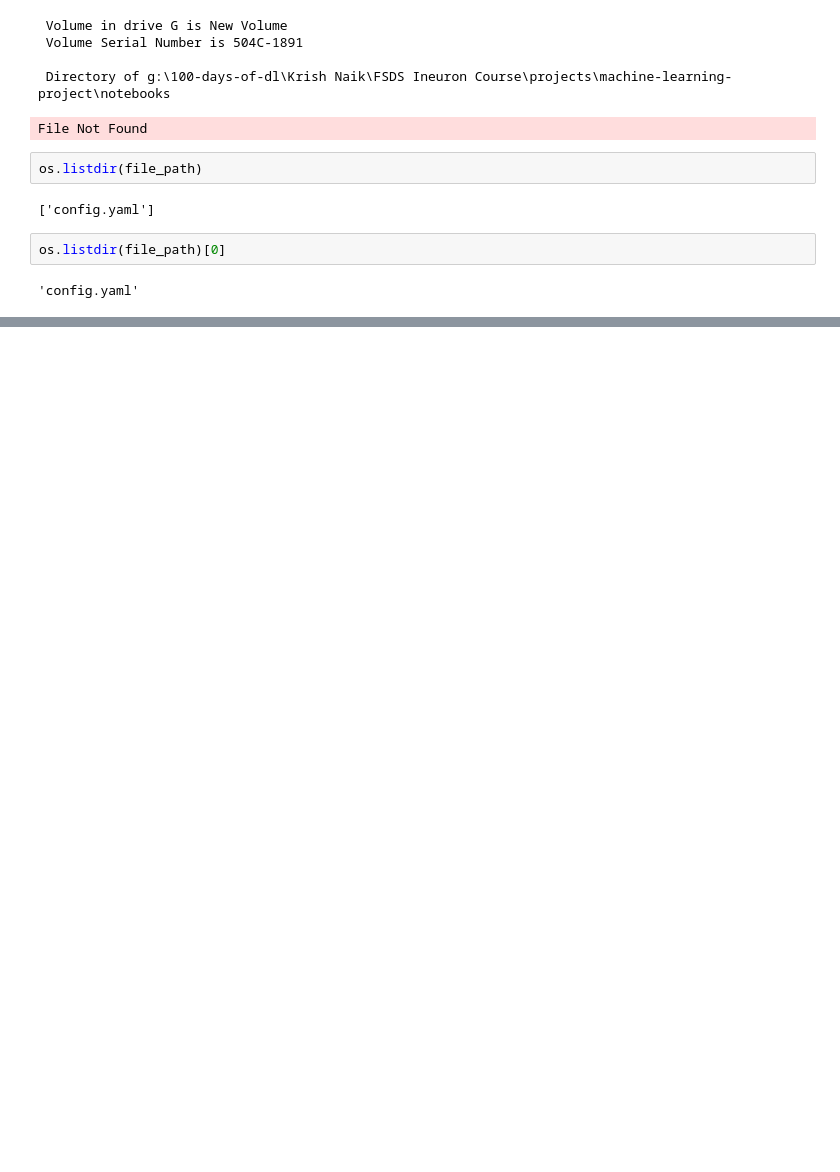
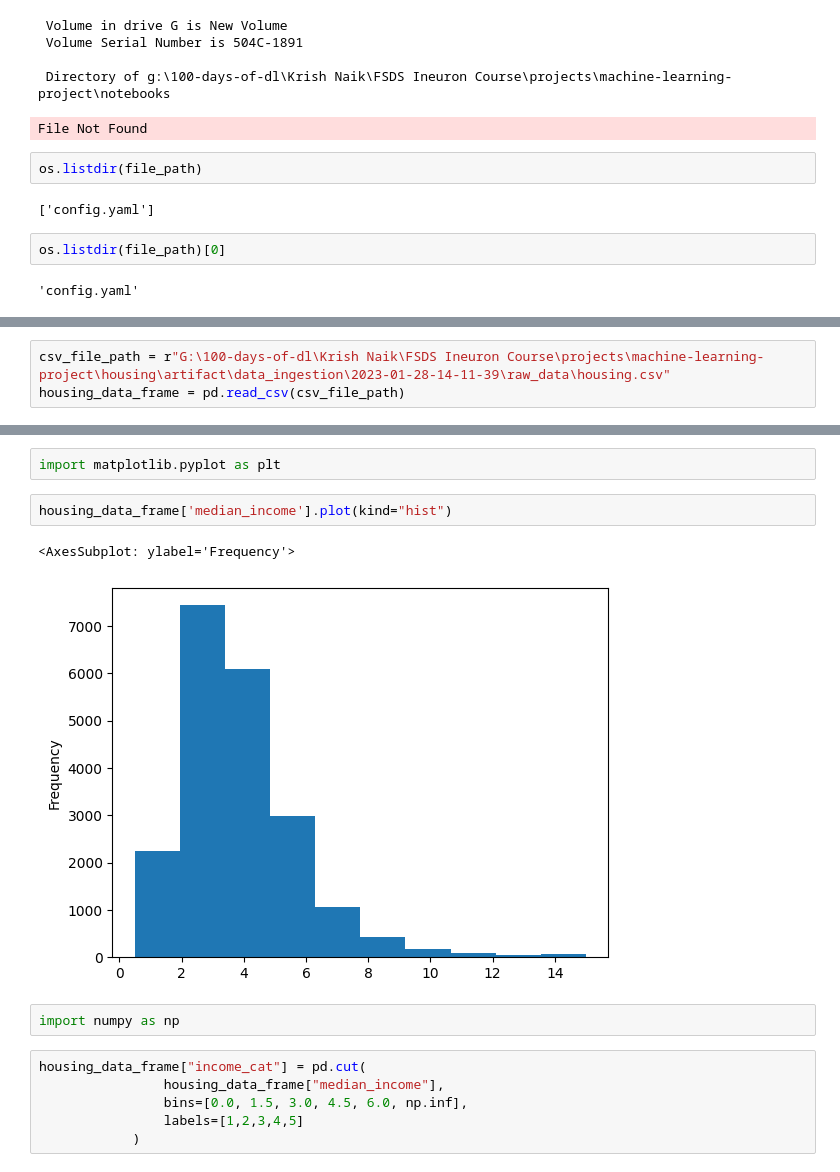
Before and after one commit to HARSHALKUMRE/machine-learning-project, a Jupyter notebook: notebooks/example2.ipynb, the cells around one changed output, grey strips where cells are left out. Saved outputs shown, nothing was run; the diff lists cells and outputs as text; blank space fills up the shorter version.

```diff
--- a/notebooks/example2.ipynb
+++ b/notebooks/example2.ipynb
@@ -26,0 +31,3 @@ os.listdir(file_path)[0]
+# %%
+csv_file_path = r"G:\100-days-of-dl\Krish Naik\FSDS Ineuron Course\projects\machine-learning-project\housing\artifact\data_ingestion\2023-01-28-14-11-39\raw_data\housing.csv"
+housing_data_frame = pd.read_csv(csv_file_path)
@@ -26,0 +57,15 @@ os.listdir(file_path)[0]
+# %%
+import matplotlib.pyplot as plt
+# %%
+housing_data_frame['median_income'].plot(kind="hist")
+# %% [output]
+<AxesSubplot: ylabel='Frequency'>
+[figure, added]
+# %%
+import numpy as np
+# %%
+housing_data_frame["income_cat"] = pd.cut(
+                housing_data_frame["median_income"],
+                bins=[0.0, 1.5, 3.0, 4.5, 6.0, np.inf],
+                labels=[1,2,3,4,5]
+            )
```
Also changed, not shown: parts of 27 cells of this notebook, 3 other files.
